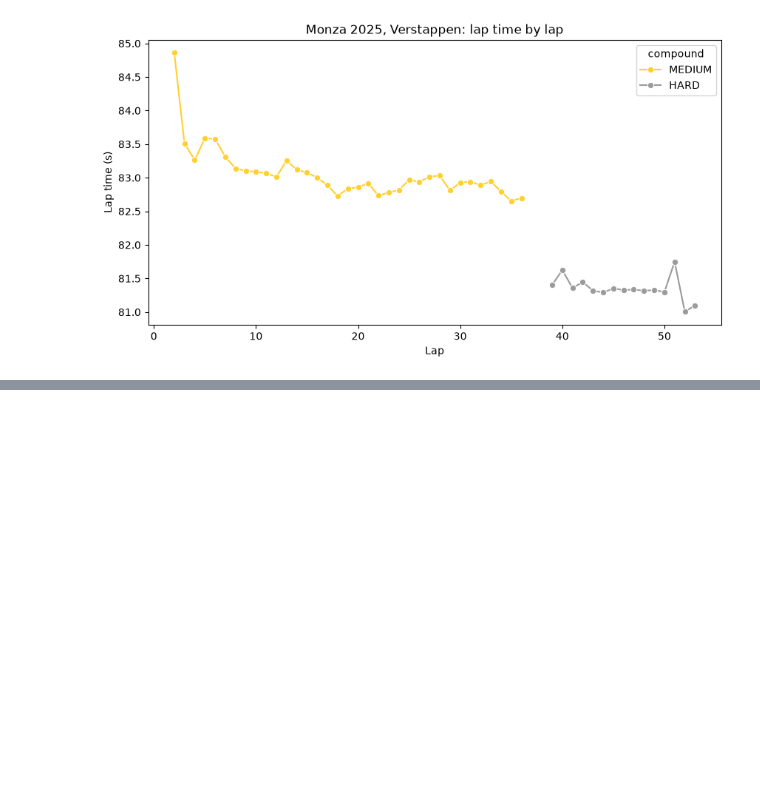
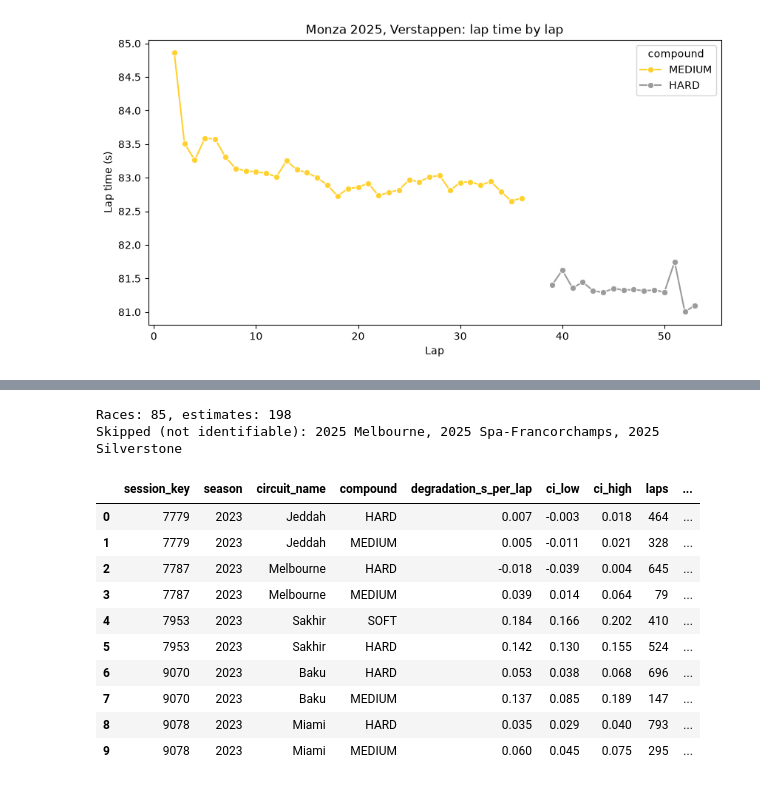
Before and after one commit to bscocca/f1-strategy-analysis, a Jupyter notebook: notebooks/03_tyre_degradation.ipynb, the cells around one changed output, grey strips where cells are left out. Cells and saved outputs as stored; diff of their text form; code cells hidden in the pictures; blank space fills up the shorter version.

```diff
--- a/notebooks/03_tyre_degradation.ipynb
+++ b/notebooks/03_tyre_degradation.ipynb
@@ -114,0 +157,74 @@ plt.show()
+# %%
+MIN_LAPS_PER_COMPOUND = 50
+
+
+def fit_degradation(race):
+    """Fit the fuel and tyre model on one race and return one row per compound.
+
+    Returns None when fuel and tyre age cannot be separated in this race.
+    """
+    counts = race["compound"].value_counts()
+    race = race[race["compound"].isin(counts[counts >= MIN_LAPS_PER_COMPOUND].index)]
+    if race.empty:
+        return pd.DataFrame()
+
+    model = smf.ols(
+        "lap_time_s ~ C(driver_code) + lap_number + C(compound) + C(compound):tyre_age_laps",
+        data=race,
+    )
+    # Rank-deficient design: fuel and tyre age grow together for every driver
+    # (e.g. everybody changed tyres on the same lap under a red flag), so the
+    # estimates would not be identifiable
+    if np.linalg.matrix_rank(model.exog) < model.exog.shape[1]:
+        return None
+
+    fit = model.fit()
+    ci = fit.conf_int()
+
+    rows = []
+    for compound in race["compound"].unique():
+        term = f"C(compound)[{compound}]:tyre_age_laps"
+        rows.append(
+            {
+                "compound": compound,
+                "degradation_s_per_lap": fit.params[term],
+                "ci_low": ci.loc[term, 0],
+                "ci_high": ci.loc[term, 1],
+                "laps": int((race["compound"] == compound).sum()),
+                "fuel_s_per_lap": fit.params["lap_number"],
+            }
+        )
+    return pd.DataFrame(rows)
+
+
+results = []
+skipped = []
+for (session_key, season, circuit), race in clean.groupby(["session_key", "season", "circuit_name"]):
+    fitted = fit_degradation(race)
+    if fitted is None:
+        skipped.append(f"{season} {circuit}")
+        continue
+    fitted.insert(0, "circuit_name", circuit)
+    fitted.insert(0, "season", season)
+    fitted.insert(0, "session_key", session_key)
+    results.append(fitted)
+
+degradation = pd.concat(results, ignore_index=True)
+
+print(f"Races: {degradation['session_key'].nunique()}, estimates: {len(degradation)}")
+print(f"Skipped (not identifiable): {', '.join(skipped)}")
+degradation.head(10).round(3)
+# %% [output]
+Races: 85, estimates: 198
+Skipped (not identifiable): 2025 Melbourne, 2025 Spa-Francorchamps, 2025 Silverstone
+|  | session_key | season | circuit_name | compound | degradation_s_per_lap | ci_low | ci_high | laps | ... |
+| 0 | 7779 | 2023 | Jeddah | HARD | 0.007 | -0.003 | 0.018 | 464 | ... |
+| 1 | 7779 | 2023 | Jeddah | MEDIUM | 0.005 | -0.011 | 0.021 | 328 | ... |
+| 2 | 7787 | 2023 | Melbourne | HARD | -0.018 | -0.039 | 0.004 | 645 | ... |
+| 3 | 7787 | 2023 | Melbourne | MEDIUM | 0.039 | 0.014 | 0.064 | 79 | ... |
+| 4 | 7953 | 2023 | Sakhir | SOFT | 0.184 | 0.166 | 0.202 | 410 | ... |
+| 5 | 7953 | 2023 | Sakhir | HARD | 0.142 | 0.130 | 0.155 | 524 | ... |
+| 6 | 9070 | 2023 | Baku | HARD | 0.053 | 0.038 | 0.068 | 696 | ... |
+| 7 | 9070 | 2023 | Baku | MEDIUM | 0.137 | 0.085 | 0.189 | 147 | ... |
+| 8 | 9078 | 2023 | Miami | HARD | 0.035 | 0.029 | 0.040 | 793 | ... |
+| 9 | 9078 | 2023 | Miami | MEDIUM | 0.060 | 0.045 | 0.075 | 295 | ... |
```
Also changed, not shown: parts of 7 cells of this notebook, 2 other files.
